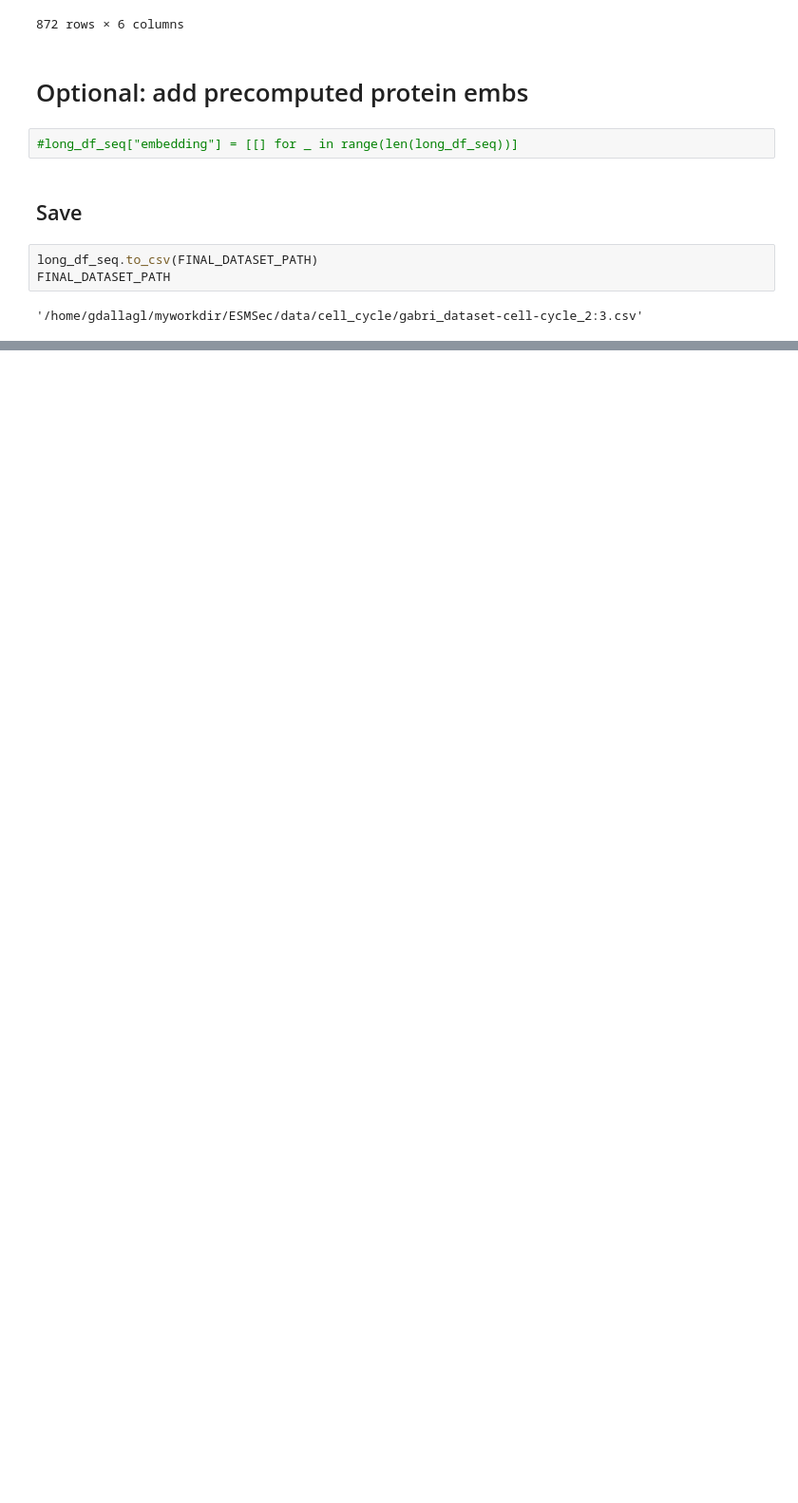
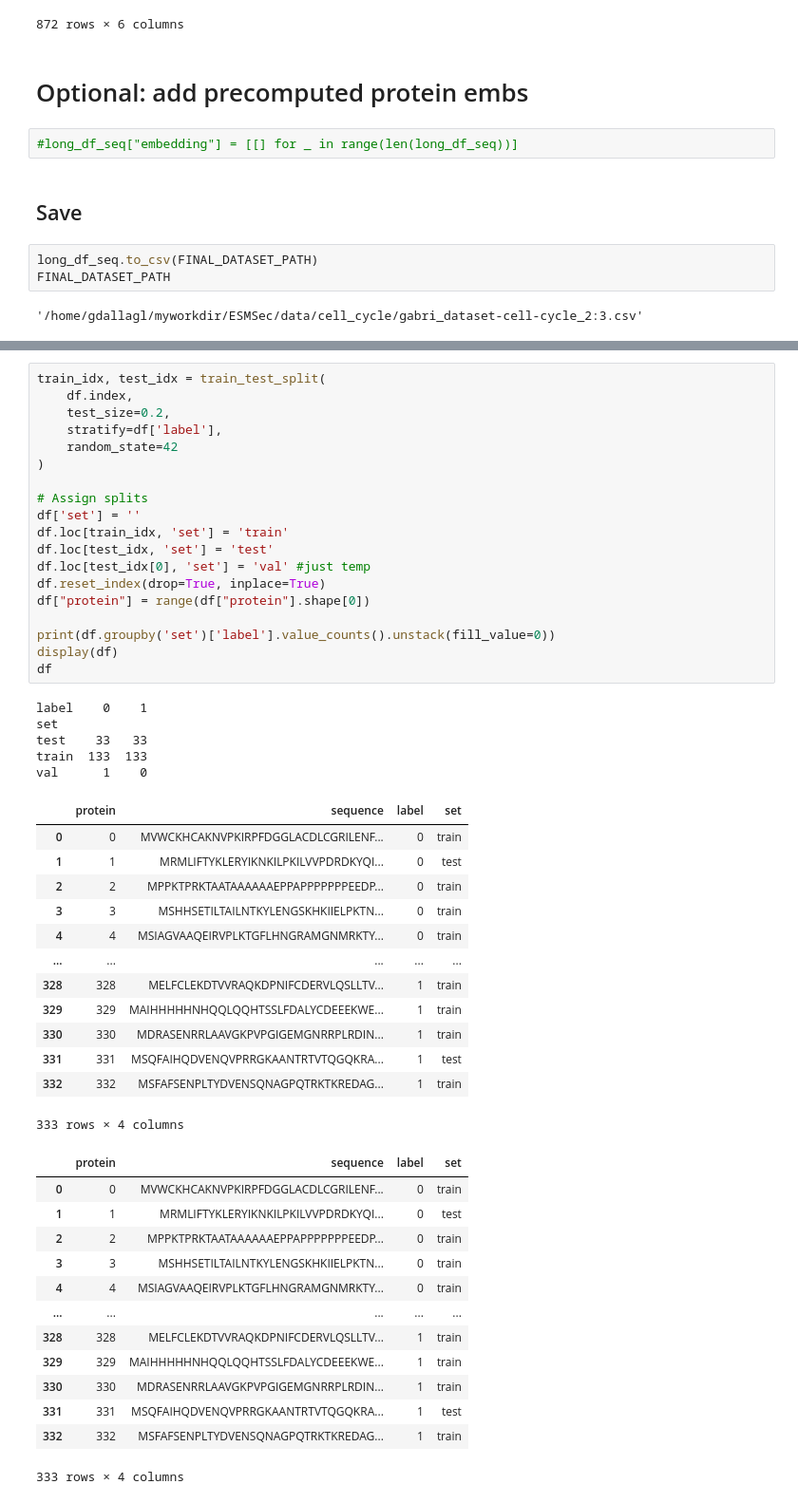
Before and after one commit to 8gabri8/ESMSec, a Jupyter notebook: my_create_cell_cycle_dataset copy.ipynb, the cells around one changed output, grey strips where cells are left out. Shown at 95% size. Cells and saved outputs as stored; diff of their text form; blank space fills up the shorter version.

```diff
--- a/my_create_cell_cycle_dataset copy.ipynb
+++ b/my_create_cell_cycle_dataset copy.ipynb
@@ -1015,0 +1059,51 @@ FINAL_DATASET_PATH
+# %%
+train_idx, test_idx = train_test_split(
+    df.index,
+    test_size=0.2,
+    stratify=df['label'],
+    random_state=42
+)
+
+# Assign splits
+df['set'] = ''
+df.loc[train_idx, 'set'] = 'train'
+df.loc[test_idx, 'set'] = 'test'
+df.loc[test_idx[0], 'set'] = 'val' #just temp
+df.reset_index(drop=True, inplace=True)
+df["protein"] = range(df["protein"].shape[0])
+
+print(df.groupby('set')['label'].value_counts().unstack(fill_value=0))
+display(df)
+df
+# %% [output]
+label    0    1
+set
+test    33   33
+train  133  133
+val      1    0
+|  | protein | sequence | label | set |
+| 0 | 0 | MVWCKHCAKNVPKIRPFDGGLACDLCGRILENF... | 0 | train |
+| 1 | 1 | MRMLIFTYKLERYIKNKILPKILVVPDRDKYQI... | 0 | test |
+| 2 | 2 | MPPKTPRKTAATAAAAAAEPPAPPPPPPPEEDP... | 0 | train |
+| 3 | 3 | MSHHSETILTAILNTKYLENGSKHKIIELPKTN... | 0 | train |
+| 4 | 4 | MSIAGVAAQEIRVPLKTGFLHNGRAMGNMRKTY... | 0 | train |
+| ... | ... | ... | ... | ... |
+| 328 | 328 | MELFCLEKDTVVRAQKDPNIFCDERVLQSLLTV... | 1 | train |
+| 329 | 329 | MAIHHHHHNHQQLQQHTSSLFDALYCDEEEKWE... | 1 | train |
+| 330 | 330 | MDRASENRRLAAVGKPVPGIGEMGNRRPLRDIN... | 1 | train |
+| 331 | 331 | MSQFAIHQDVENQVPRRGKAANTRTVTQGQKRA... | 1 | test |
+| 332 | 332 | MSFAFSENPLTYDVENSQNAGPQTRKTKREDAG... | 1 | train |
+333 rows × 4 columns
+|  | protein | sequence | label | set |
+| 0 | 0 | MVWCKHCAKNVPKIRPFDGGLACDLCGRILENF... | 0 | train |
+| 1 | 1 | MRMLIFTYKLERYIKNKILPKILVVPDRDKYQI... | 0 | test |
+| 2 | 2 | MPPKTPRKTAATAAAAAAEPPAPPPPPPPEEDP... | 0 | train |
+| 3 | 3 | MSHHSETILTAILNTKYLENGSKHKIIELPKTN... | 0 | train |
+| 4 | 4 | MSIAGVAAQEIRVPLKTGFLHNGRAMGNMRKTY... | 0 | train |
+| ... | ... | ... | ... | ... |
+| 328 | 328 | MELFCLEKDTVVRAQKDPNIFCDERVLQSLLTV... | 1 | train |
+| 329 | 329 | MAIHHHHHNHQQLQQHTSSLFDALYCDEEEKWE... | 1 | train |
+| 330 | 330 | MDRASENRRLAAVGKPVPGIGEMGNRRPLRDIN... | 1 | train |
+| 331 | 331 | MSQFAIHQDVENQVPRRGKAANTRTVTQGQKRA... | 1 | test |
+| 332 | 332 | MSFAFSENPLTYDVENSQNAGPQTRKTKREDAG... | 1 | train |
+333 rows × 4 columns
```
Also changed, not shown: parts of 5 cells of this notebook, 7 other files.
